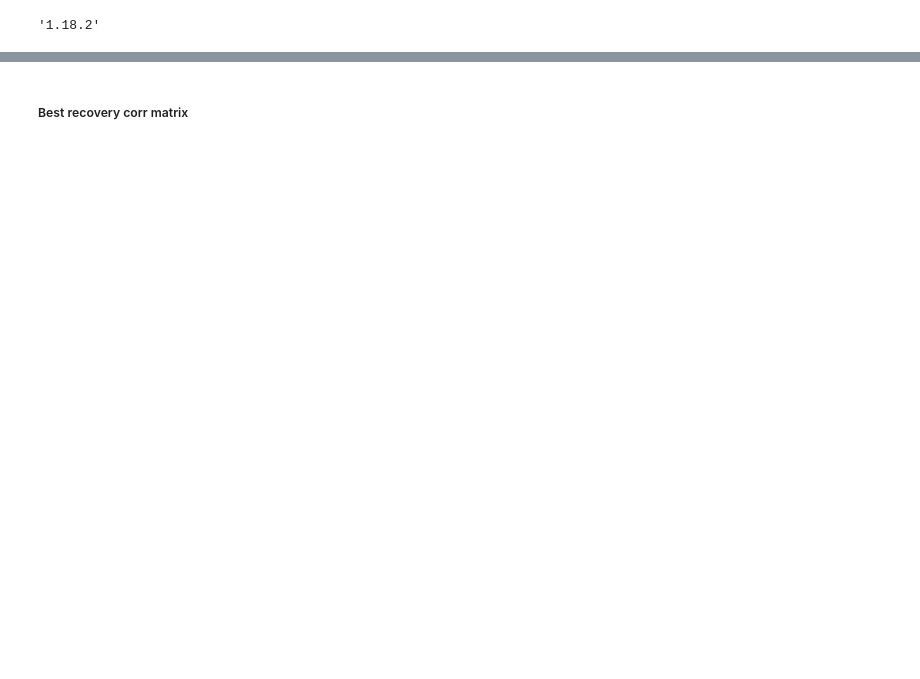
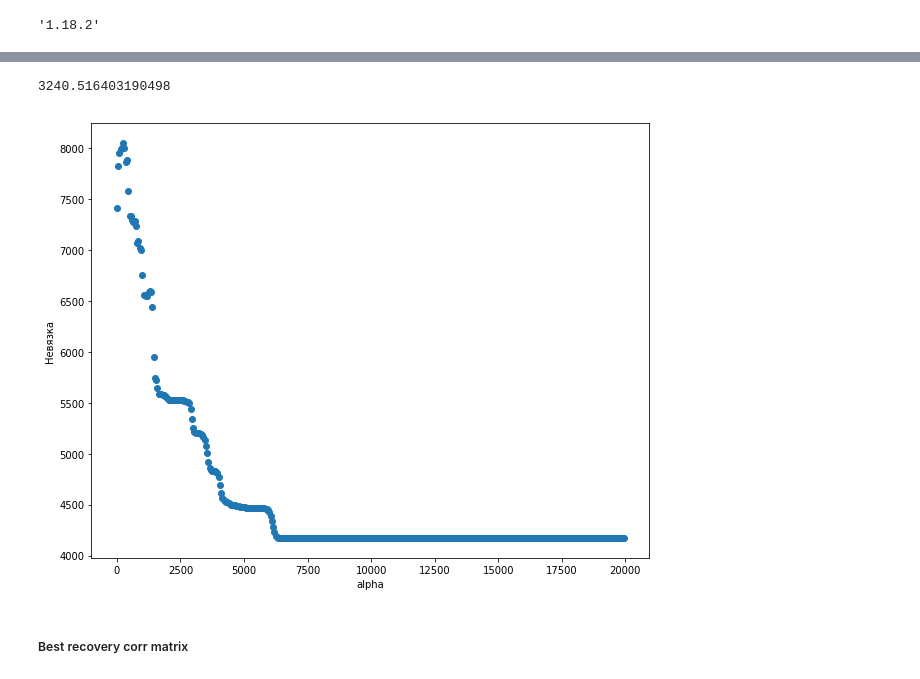
Before and after one commit to tamamolis/Gravity_traffic, a Jupyter notebook: multi-stage.ipynb, the cells around one changed output, grey strips where cells are left out. Saved outputs shown, nothing was run; the diff lists cells and outputs as text; code cells hidden in the pictures; blank space fills up the shorter version.

```diff
--- a/multi-stage.ipynb
+++ b/multi-stage.ipynb
@@ -70,7 +93,8 @@ def create_cor_matr(dictnr):
     for key in dictnr[i].keys():
         for k, v in zip(dictnr[key].keys(),
                     dictnr[key].values()):
-            correspondence_matrix[key - 1][k - 1] = v
+            if v!= 0:
+                correspondence_matrix[key - 1][k - 1] = v
         i += 1
 
     return correspondence_matrix
@@ -124,8 +195,10 @@ def distributor_L_W(array):
 # %%
 L = np.nansum(correspondence_matrix, axis=1)
 W = np.nansum(correspondence_matrix, axis=0)
+people_num = np.nansum(L)
 
-people_num = np.nansum(L)
+L = distributor_L_W(L)
+W = distributor_L_W(W)
 
 L = L / np.nansum(L)
 W = W / np.nansum(W)
@@ -258,0 +255,27 @@ plt.show()
+# %%
+num_iter = 2500
+alpha, beta = 1.0, 1.0
+alpha_range  = np.arange(0.0, 20000.0, 50.0)
+
+best_matrix = None
+min_reconstruction_error = np.inf
+best_alpha, best_beta = np.nan, np.nan
+
+er_list = []
+
+for alpha_idx in range(len(alpha_range)):
+    alpha = alpha_range[alpha_idx]
+    cost_matrix = np.nan_to_num(T ** beta * alpha, nan=100)
+
+    rec = iterate(cost_matrix, L, W, num_iter, eps=10**(-3))
+    er = np.linalg.norm(rec - np.nan_to_num(correspondence_matrix, nan=0.0))
+    er_list.append(er)
+
+    if er < min_reconstruction_error:
+        min_reconstruction_error = er
+        best_alpha = alpha_range[alpha_idx]
+        best_matrix = rec
+
+        print(
+            'alpha= ', best_alpha
+            )
@@ -259,2 +300,15 @@ plt.show()
+# %%
+er_list[0] - min_reconstruction_error
+# %% [output]
+3240.516403190498
+# %%
+fig = plt.figure(figsize=(10, 8))
+plt.scatter(alpha_range, er_list)
+plt.ylabel('Невязка')
+plt.xlabel('alpha')
+plt.show()
+fig.savefig('KEV_res/EMA' + str(len(alpha_range)) + '.png')
+# %% [output]
+[figure, added]
 # %% [markdown]
 ##### Best recovery corr matrix
```
Also changed, not shown: parts of 31 cells of this notebook.
